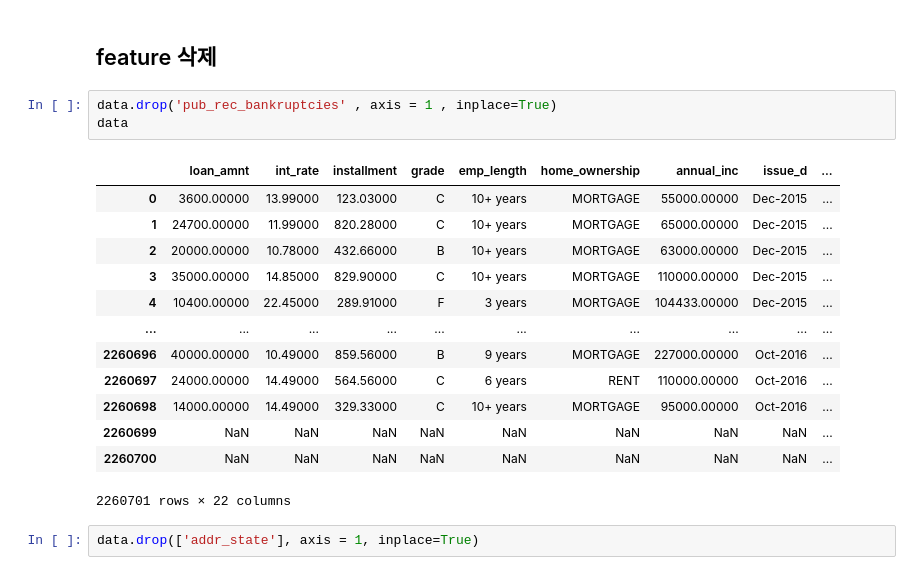
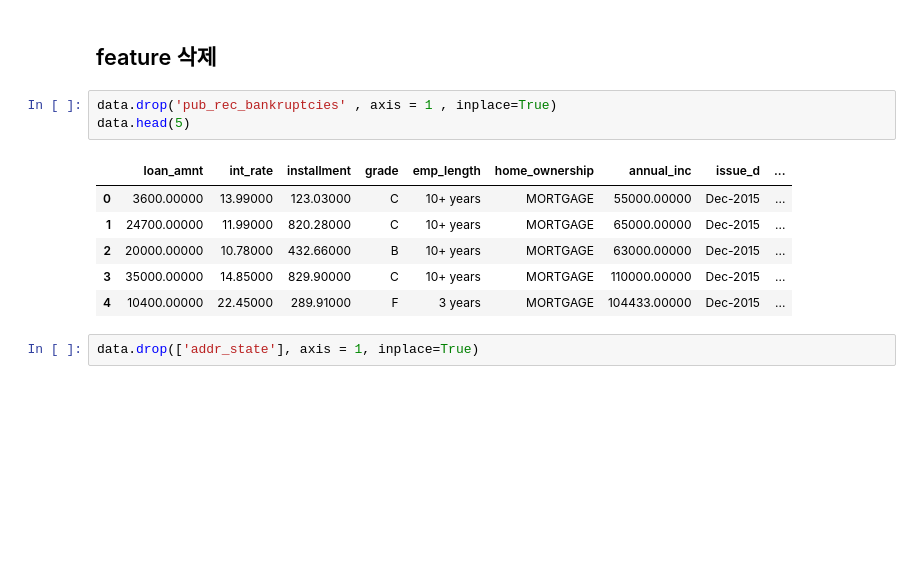
Before and after one commit to jiyoungeeeeeeeeeeeeeeeeeeeee/MLOps, a Jupyter notebook: Multi_train.ipynb, the cells around one changed output. Drawn from its saved outputs; the diff is of its cells as text; blank space fills up the shorter version.

```diff
--- a/Multi_train.ipynb
+++ b/Multi_train.ipynb
@@ -80,21 +80,14 @@ Name: loan_status, dtype: int64
 ## feature 삭제
 # %%
 data.drop('pub_rec_bankruptcies' , axis = 1 , inplace=True)
-data
+data.head(5)
 # %% [output]
 |  | loan_amnt | int_rate | installment | grade | emp_length | home_ownership | annual_inc | issue_d | ... |
 | 0 | 3600.00000 | 13.99000 | 123.03000 | C | 10+ years | MORTGAGE | 55000.00000 | Dec-2015 | ... |
 | 1 | 24700.00000 | 11.99000 | 820.28000 | C | 10+ years | MORTGAGE | 65000.00000 | Dec-2015 | ... |
 | 2 | 20000.00000 | 10.78000 | 432.66000 | B | 10+ years | MORTGAGE | 63000.00000 | Dec-2015 | ... |
 | 3 | 35000.00000 | 14.85000 | 829.90000 | C | 10+ years | MORTGAGE | 110000.00000 | Dec-2015 | ... |
 | 4 | 10400.00000 | 22.45000 | 289.91000 | F | 3 years | MORTGAGE | 104433.00000 | Dec-2015 | ... |
-| ... | ... | ... | ... | ... | ... | ... | ... | ... | ... |
-| 2260696 | 40000.00000 | 10.49000 | 859.56000 | B | 9 years | MORTGAGE | 227000.00000 | Oct-2016 | ... |
-| 2260697 | 24000.00000 | 14.49000 | 564.56000 | C | 6 years | RENT | 110000.00000 | Oct-2016 | ... |
-| 2260698 | 14000.00000 | 14.49000 | 329.33000 | C | 10+ years | MORTGAGE | 95000.00000 | Oct-2016 | ... |
-| 2260699 | NaN | NaN | NaN | NaN | NaN | NaN | NaN | NaN | ... |
-| 2260700 | NaN | NaN | NaN | NaN | NaN | NaN | NaN | NaN | ... |
-2260701 rows × 22 columns
 # %%
 data.drop(['addr_state'], axis = 1, inplace=True)
 # %%
```
Also changed, not shown: parts of 19 cells of this notebook, 1 other file.
